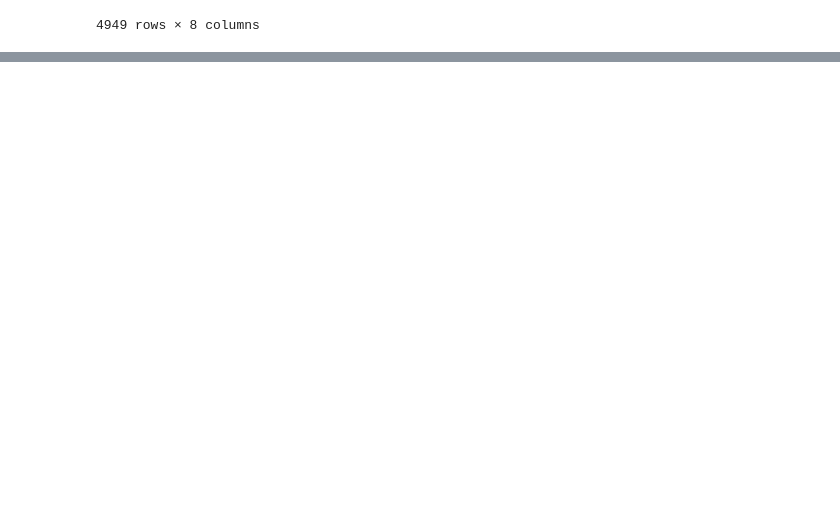
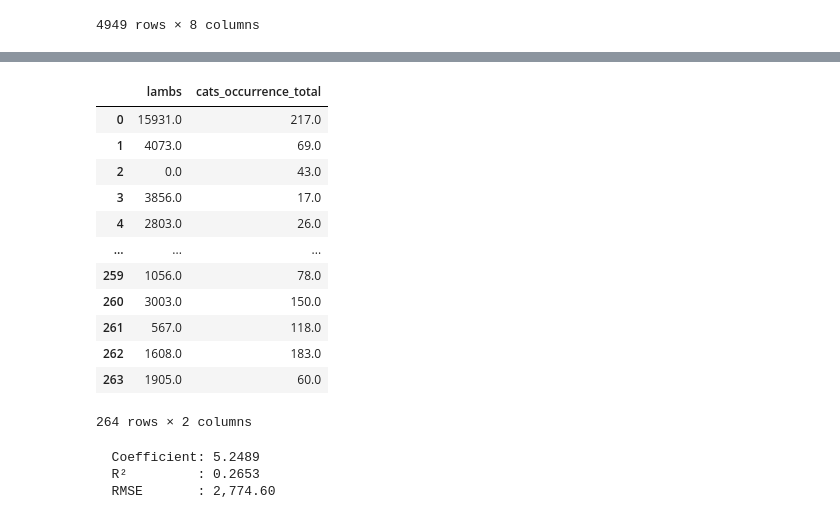
Before and after one commit to liza-drini/ceu-ds-project-C-2026, a Jupyter notebook: src/ben_realtime.ipynb, the cells around one changed output, grey strips where cells are left out. Cells and saved outputs as stored; diff of their text form; code cells hidden in the pictures; blank space fills up the shorter version.

```diff
--- a/src/ben_realtime.ipynb
+++ b/src/ben_realtime.ipynb
@@ -158,0 +184,20 @@ r
+# %%
+df_reg = df[["lambs", "cats_occurrence_total"]].copy()
+
+imputer = SimpleImputer(strategy="mean")
+df_reg_imputed = pd.DataFrame(imputer.fit_transform(df_reg), columns=df_reg.columns)
+df_reg_imputed
+# %% [output]
+|  | lambs | cats_occurrence_total |
+| 0 | 15931.0 | 217.0 |
+| 1 | 4073.0 | 69.0 |
+| 2 | 0.0 | 43.0 |
+| 3 | 3856.0 | 17.0 |
+| 4 | 2803.0 | 26.0 |
+| ... | ... | ... |
+| 259 | 1056.0 | 78.0 |
+| 260 | 3003.0 | 150.0 |
+| 261 | 567.0 | 118.0 |
+| 262 | 1608.0 | 183.0 |
+| 263 | 1905.0 | 60.0 |
+264 rows × 2 columns
@@ -158,0 +207,14 @@ r
+# %%
+model = LinearRegression()
+model.fit(X, y)
+y_pred = model.predict(X)
+r2   = r2_score(y, y_pred)
+rmse = np.sqrt(mean_squared_error(y, y_pred))
+
+print(f"  Coefficient: {model.coef_[0]:,.4f}")
+print(f"  R²         : {r2:.4f}")
+print(f"  RMSE       : {rmse:,.2f}")
+# %% [output]
+  Coefficient: 5.2489
+  R²         : 0.2653
+  RMSE       : 2,774.60
```
Also changed, not shown: parts of 5 cells of this notebook.
